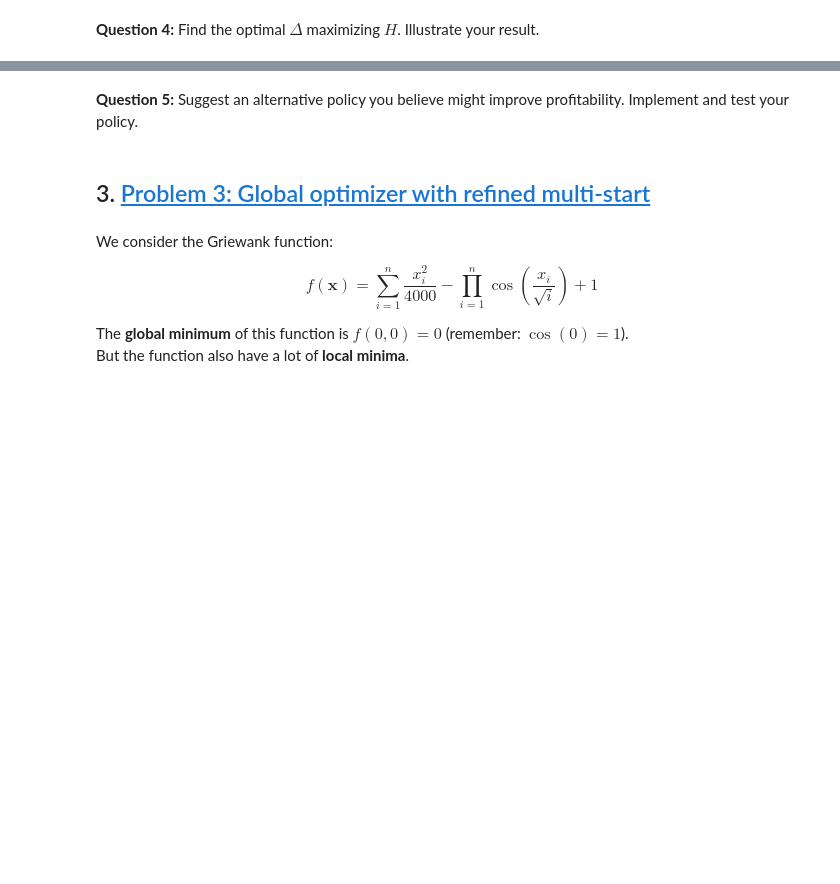
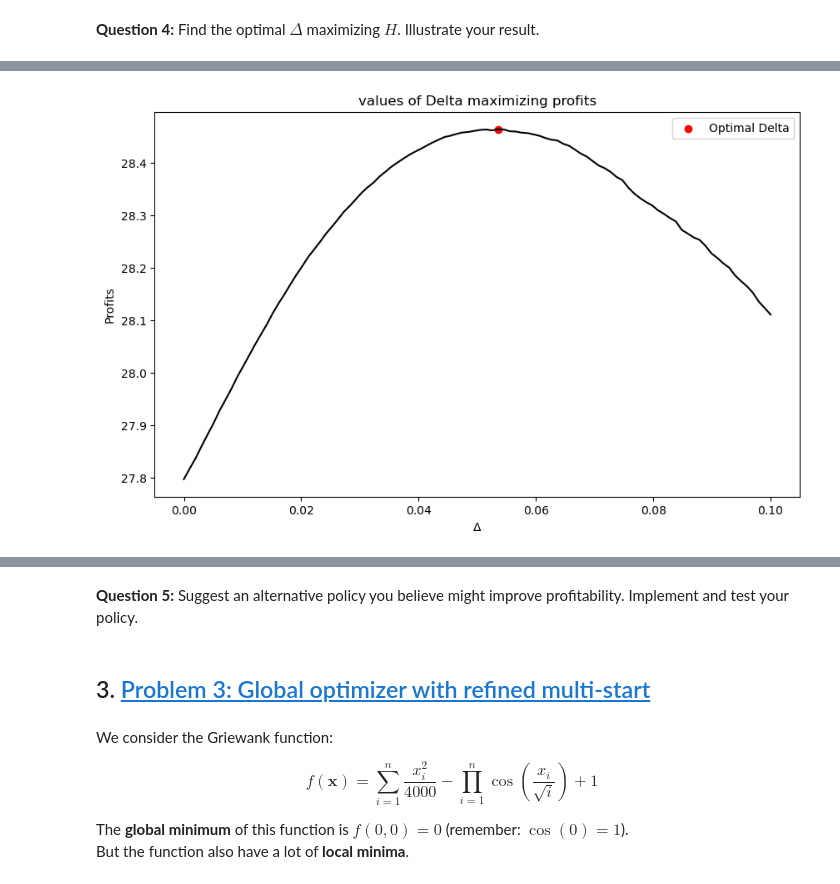
Before and after one commit to NumEconCopenhagen/projects-2023-helene-and-cecilie-class-3, a Jupyter notebook: exam/Exam-2023-notebook.ipynb, the cells around one changed output, grey strips where cells are left out. Cells and saved outputs as stored; diff of their text form; code cells hidden in the pictures; blank space fills up the shorter version.

```diff
--- a/exam/Exam-2023-notebook.ipynb
+++ b/exam/Exam-2023-notebook.ipynb
@@ -536,0 +580,13 @@ plt.plot(potential_delta, H_val)
+# %%
+fig = plt.figure(figsize=(10,6))
+ax = fig.add_subplot(1, 1, 1)
+plt.plot(potential_delta, H_val, color='black')
+plt.scatter(best_delta, max_H_opt, color='red', label='Optimal Delta')
+# alterations to figure
+ax.set_ylabel('Profits')
+ax.set_xlabel(r'$\Delta$')
+ax.set_title('values of Delta maximizing profits')
+ax.legend()
+plt.show()
+# %% [output]
+[figure, added]
```
Also changed, not shown: parts of 20 cells of this notebook, 1 other file.
